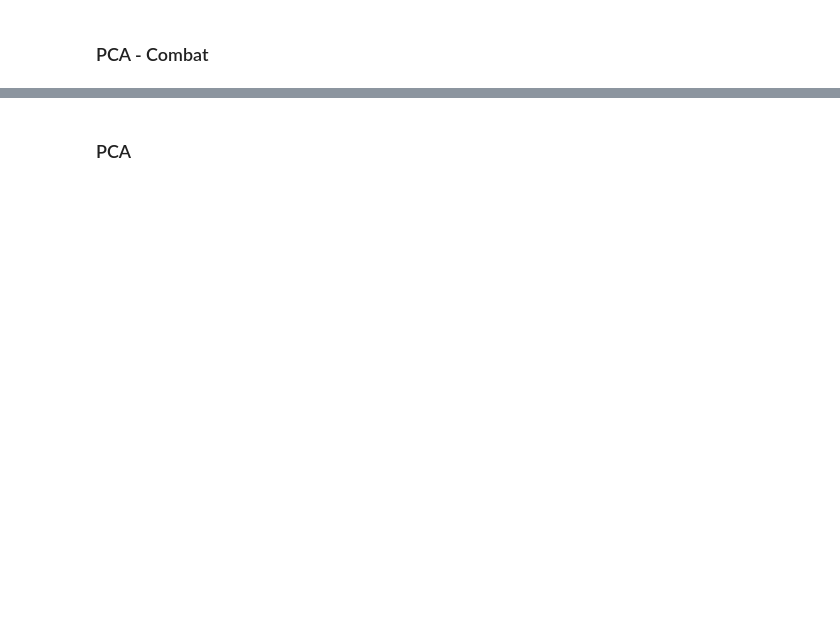
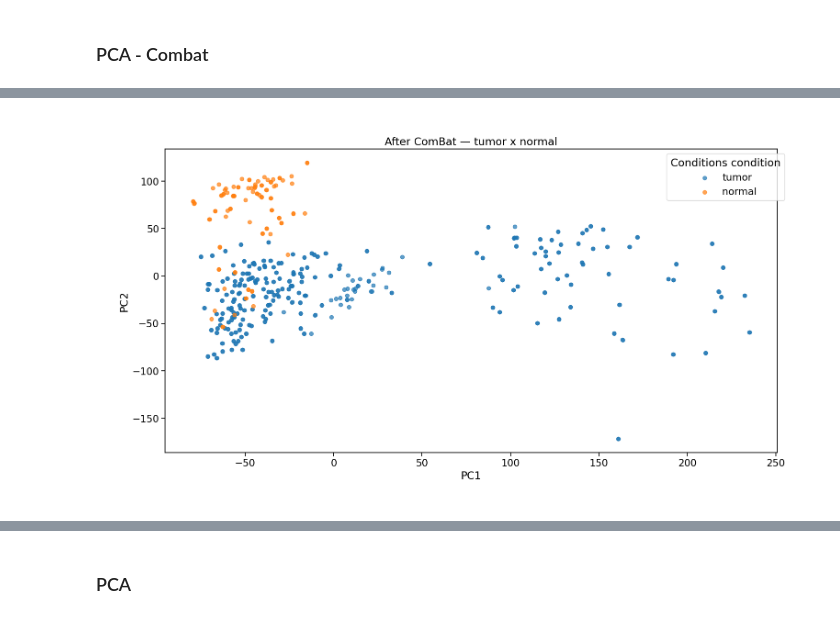
Before and after one commit to flalix/perturb_agent, a Jupyter notebook: notebooks/mtp_TCGA_53_PSI_all_PAADs_Clusters.ipynb, the cells around one changed output, grey strips where cells are left out. Drawn from its saved outputs; the diff is of its cells as text; code cells hidden in the pictures; blank space fills up the shorter version.

Commit message:
deploy 0.3.003 combat next cluster2

```diff
--- a/notebooks/mtp_TCGA_53_PSI_all_PAADs_Clusters.ipynb
+++ b/notebooks/mtp_TCGA_53_PSI_all_PAADs_Clusters.ipynb
@@ -262,8 +376,0 @@ df_cluster, df_pca, df_umap = gdc.cluster_PCA_HCA_UMAP(df_combat, group=group, n
-# %%
-from sklearn.preprocessing import StandardScaler
-from sklearn.decomposition import PCA
-
-df_mat = df_combat.set_index('geneid').drop(columns=(['symbol', 'biotype']) ).T
-df_scaled = StandardScaler().fit_transform(df_mat)
-
-df_scaled
@@ -296,9 +437,12 @@ gdc.plot_pca_expression(
-# %%
-df_combat2 = df_combat.set_index('geneid').copy()
-df_combat2 = df_combat2.iloc[:, 2:]
-df_combat2.columns = [str(x) for x in df_combat2.columns]
-
-df_combat2.columns = [int(x) for x in df_combat2.columns]
-
-print(df_combat2.shape)
-df_combat2.head(2)
+# %%
+dfc = df_combat.iloc[:,3:]
+dfc.columns = [int(x) for x in dfc.columns]
+
+gdc.plot_pca_expression(
+    dfn=df_combat,
+    conditions="condition",
+    title="After ComBat — tumor x normal",
+    figsize=(15,8)
+)
+# %% [output]
+[figure, added]
```
Also changed, not shown: parts of 39 cells of this notebook, 1 other file.
